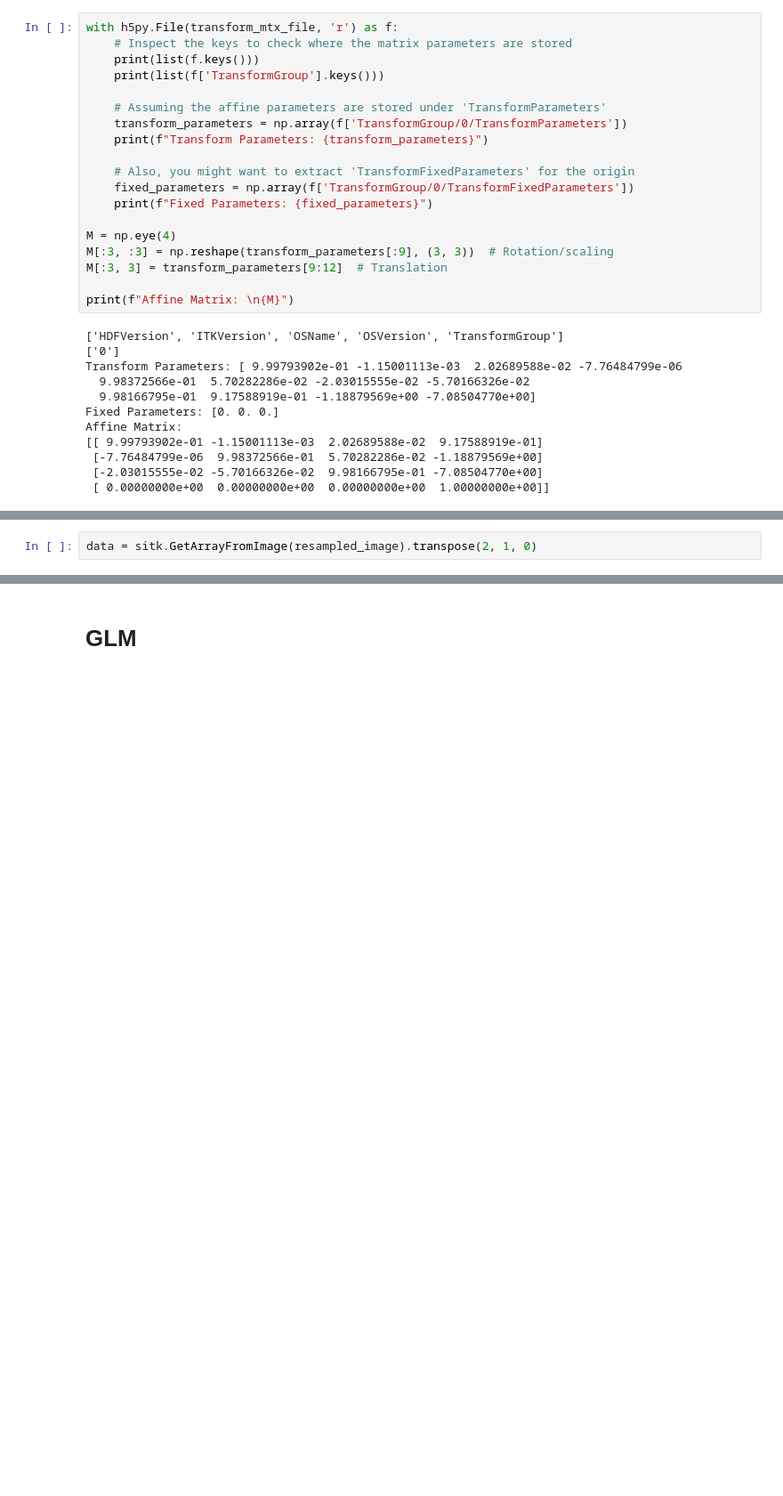
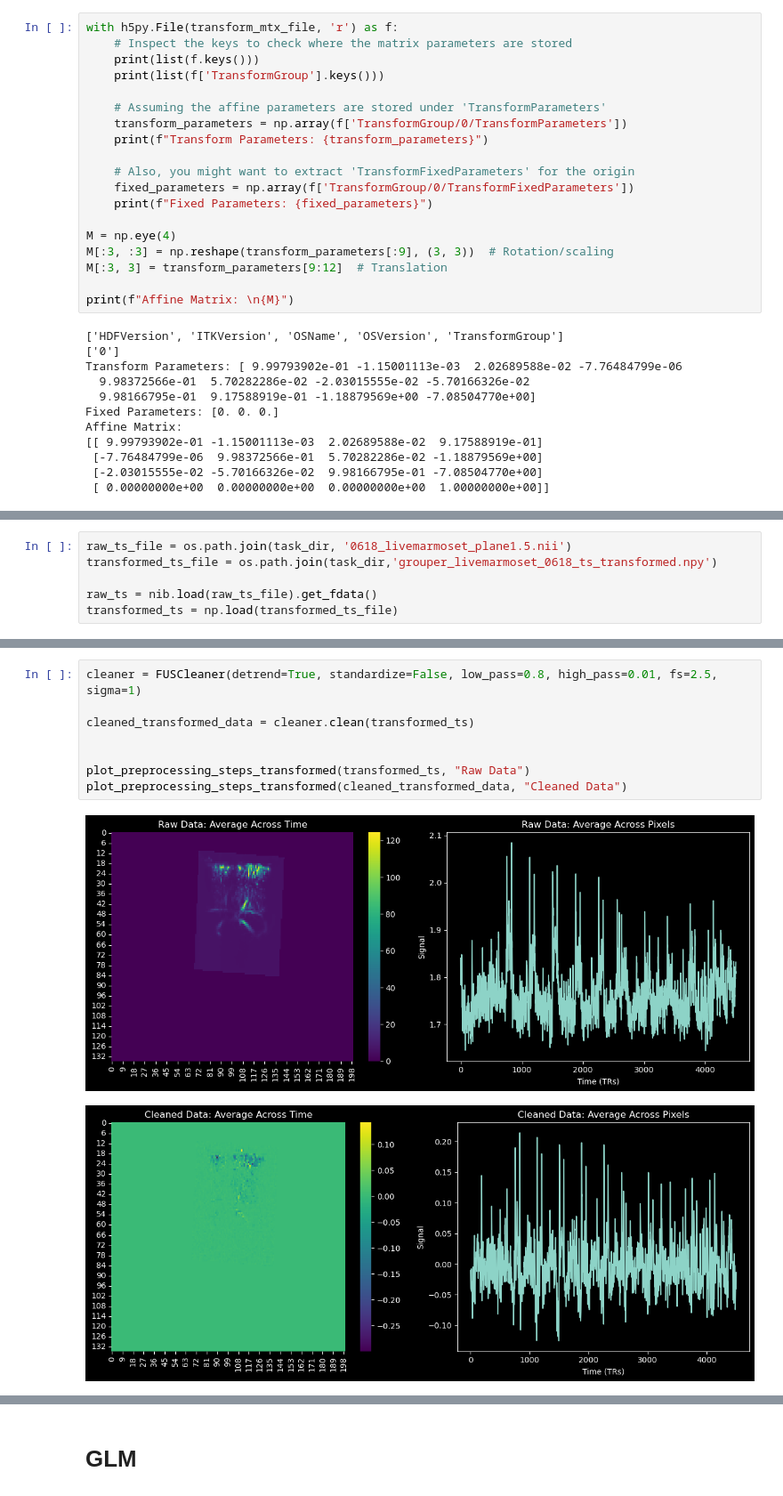
Before and after one commit to yibeichan/fUSi-workflow, a Jupyter notebook: code/091624_updates.ipynb, the cells around one changed output, grey strips where cells are left out. Shown at 89% size. Drawn from its saved outputs; the diff is of its cells as text; blank space fills up the shorter version.

```diff
--- a/code/091624_updates.ipynb
+++ b/code/091624_updates.ipynb
@@ -202,2 +157,0 @@ plt.show()
-# %%
-data = sitk.GetArrayFromImage(resampled_image).transpose(2, 1, 0)
@@ -318,0 +208,6 @@ Error:
+# %%
+raw_ts_file = os.path.join(task_dir, '0618_livemarmoset_plane1.5.nii')
+transformed_ts_file = os.path.join(task_dir,'grouper_livemarmoset_0618_ts_transformed.npy')
+
+raw_ts = nib.load(raw_ts_file).get_fdata()
+transformed_ts = np.load(transformed_ts_file)
@@ -318,0 +267,11 @@ Error:
+# %%
+cleaner = FUSCleaner(detrend=True, standardize=False, low_pass=0.8, high_pass=0.01, fs=2.5, sigma=1)
+
+cleaned_transformed_data = cleaner.clean(transformed_ts)
+
+
+plot_preprocessing_steps_transformed(transformed_ts, "Raw Data")
+plot_preprocessing_steps_transformed(cleaned_transformed_data, "Cleaned Data")
+# %% [output]
+[figure, added]
+[figure, added]
```
Also changed, not shown: parts of 59 cells of this notebook, 2 other files.
